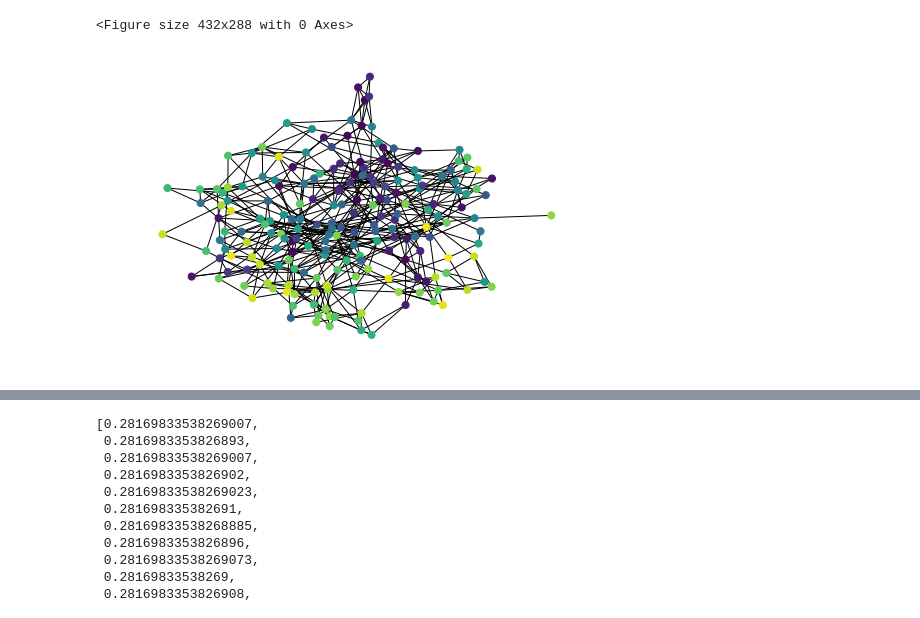
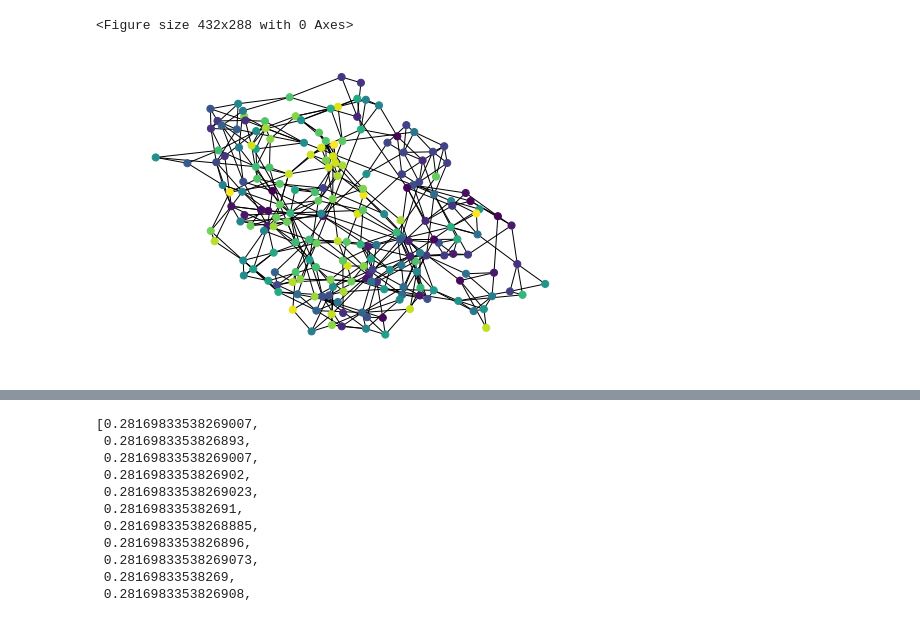
Before and after one commit to holdenlee/network-dynamics, a Jupyter notebook: Recommendation friends to reduce polarization.ipynb, the cells around one changed output, grey strips where cells are left out. Saved outputs shown, nothing was run; the diff lists cells and outputs as text; code cells hidden in the pictures.

```diff
--- a/Recommendation friends to reduce polarization.ipynb
+++ b/Recommendation friends to reduce polarization.ipynb
@@ -42,7 +42,7 @@ def update_ideos(graph, wt=0.9,noise=0.05):
 def update_friendships(graph, node, sigma=0.05):
     dels = []
     for nbr in graph.adj[node]:
-        graph.adj[node][nbr]['weight']= clamp(graph.adj[node][nbr]['weight'] #- .1*(abs(node.ideo-nbr.ideo)-1)
+        graph.adj[node][nbr]['weight']= clamp(graph.adj[node][nbr]['weight'] - .01*(abs(node.ideo-nbr.ideo)-1)
                                               + rand.gauss(0,sigma))
         if graph.adj[node][nbr]['weight']==0:
             dels +=[nbr]
@@ -64,7 +64,8 @@ def get_potential_friend(graph, node, p=0.1):
         return friend
     return None
 
-def maybe_make_friend(graph, node, p=0.1, acc_fn=lambda me, you: math.exp(10*abs(me.ideo-you.ideo))):
+def maybe_make_friend(graph, node, p=0.1, acc_fn=lambda me, you: math.exp(abs(me.ideo-you.ideo))
+                     ):
     if rand.random()<=(node.capacity - sum_friend_weights(graph,node))/node.capacity:
         friend = get_potential_friend(graph,node,p)
         if friend == None:
@@ -132,14 +133,15 @@ plt.clf()
 # %%
 G=init_graph(200)
 colors = [person.ideo for person in G.nodes()]
 #print(G.nodes())
 for t in range(500):
-    loop_step(G, sigma=0.1,p=0.1, acc_fn=lambda me, you: math.exp(-abs(me.ideo-you.ideo)))
+    loop_step(G, sigma=0.1,p=0.1, acc_fn=lambda me, you: .3#math.exp(-abs(me.ideo-you.ideo))
+             )
 plt.clf()
 nx.draw(G, node_size=50, node_color = colors, cmap=plt.cm.viridis, vmin=-1, vmax=1)
 #nx.draw(G)
 # %% [output]
-[figure, old version]
+[figure, new version]
 # %%
 xs = [person.ideo for person in G.nodes]
 ys = [sum([friend.ideo * G.adj[person][friend]['weight'] for friend in G.adj[person]])/sum([G.adj[person][friend]['weight'] for friend in G.adj[person]]) for person in G.nodes]
```
Also changed, not shown: parts of 2 cells of this notebook, 1 other file.
